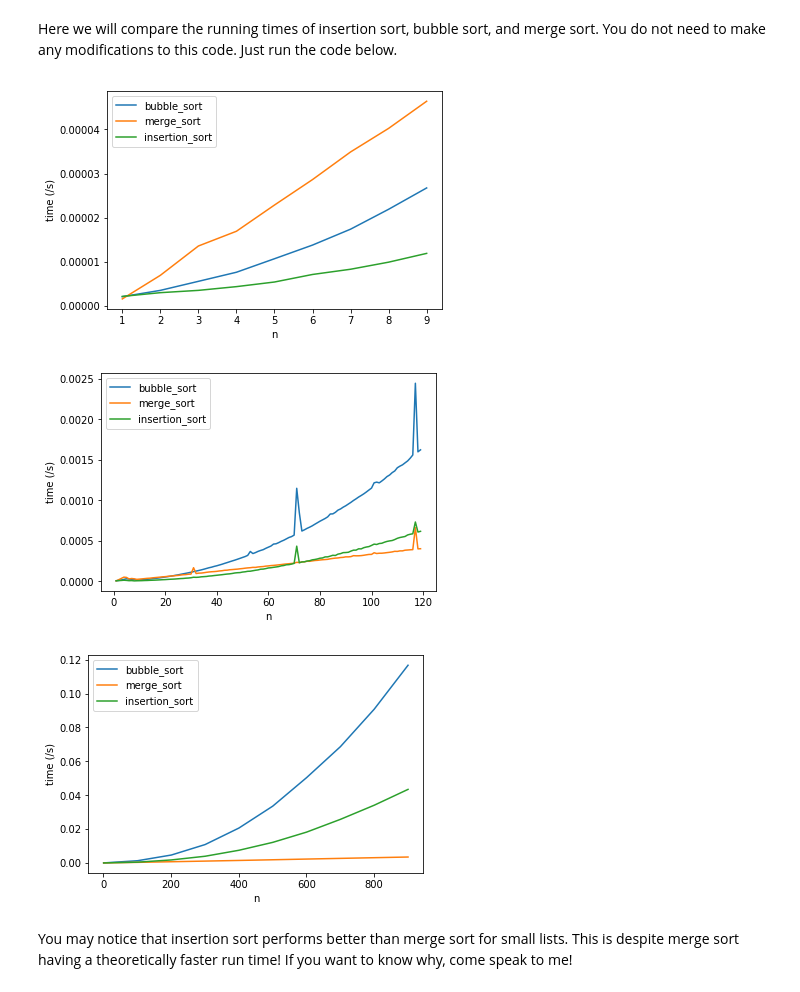
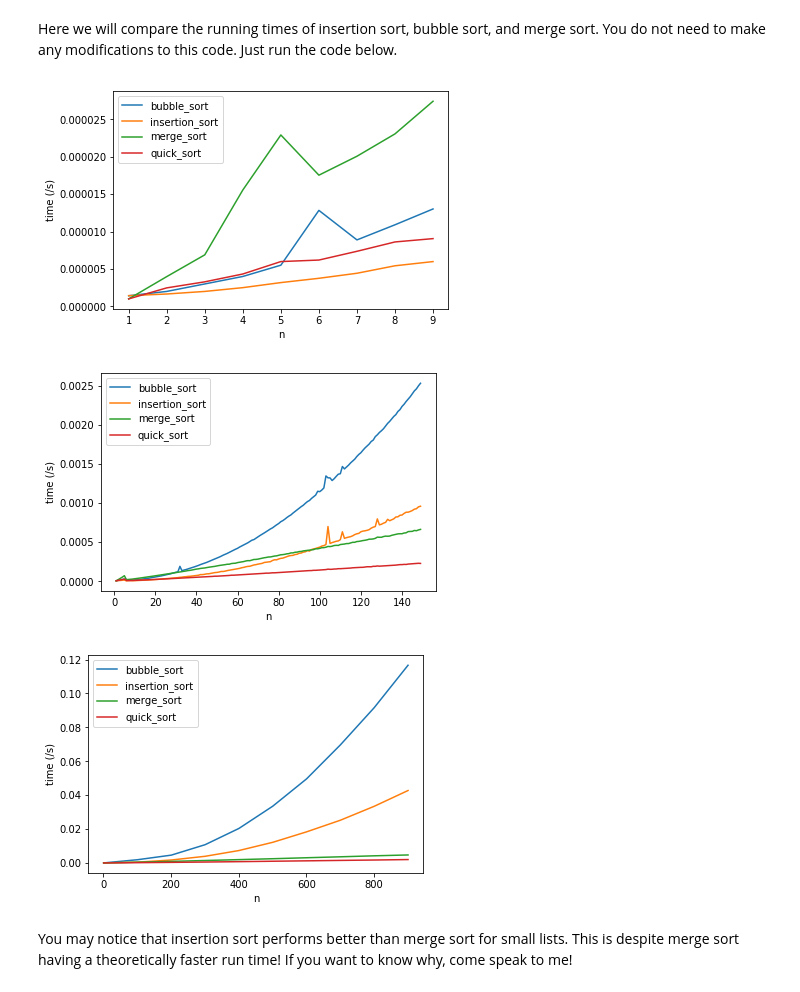
Before and after one commit to RohanPadmanabhan/teaching-programming, a Jupyter notebook: Sorting.ipynb, the cells around one changed output. Saved outputs shown, nothing was run; the diff lists cells and outputs as text; code cells hidden in the pictures.

Commit message:
Add quick sort to the sorting notebook.

```diff
--- a/Sorting.ipynb
+++ b/Sorting.ipynb
@@ -172,13 +216,14 @@ merge_sort works!
 # %% [markdown]
 Here we will compare the running times of insertion sort, bubble sort, and merge sort. You do not need to make any modifications to this code. Just run the code below.
 # %%
-benchmark_sorts([bubble_sort, merge_sort, insertion_sort], 1, 10, 1)
-benchmark_sorts([bubble_sort, merge_sort, insertion_sort], 1, 120, 1)
-benchmark_sorts([bubble_sort, merge_sort, insertion_sort], 1, 1000, 100)
+all_sorts = [bubble_sort, insertion_sort, merge_sort, quick_sort]
+benchmark_sorts(all_sorts, 1, 10, 1)
+benchmark_sorts(all_sorts, 1, 150, 1)
+benchmark_sorts(all_sorts, 1, 1000, 100)
 # %% [output]
-[figure, old version]
+[figure, new version]
-[figure, old version]
+[figure, new version]
-[figure, old version]
+[figure, new version]
 # %% [markdown]
 You may notice that insertion sort performs better than merge sort for small lists. This is despite merge sort having a theoretically faster run time! If you want to know why, come speak to me!
 # %% [markdown]
```
Also changed, not shown: parts of 7 cells of this notebook.
